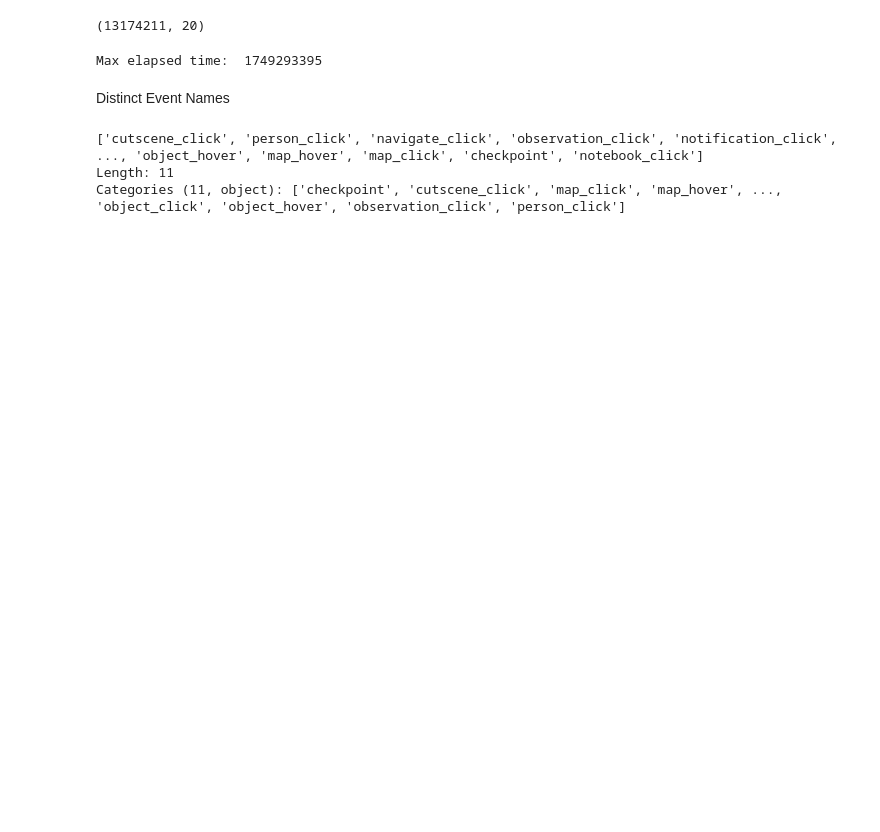
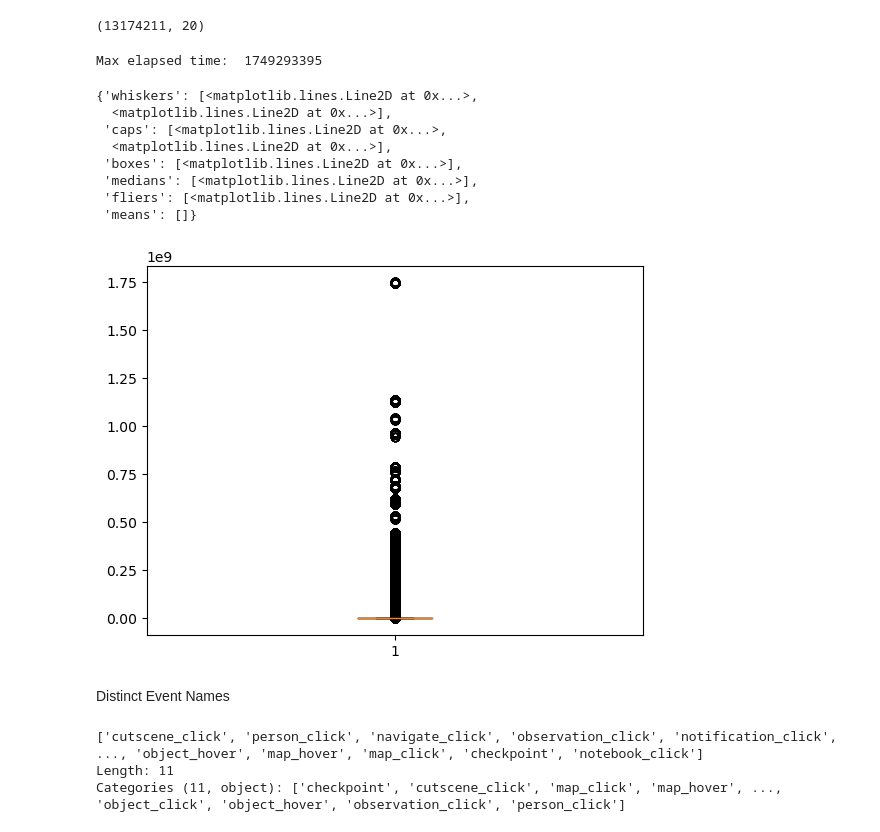
Before and after one commit to javihm77/Data-Science, a Jupyter notebook: students-performance-eda-chapu.ipynb, the cells around one changed output. Drawn from its saved outputs; the diff is of its cells as text; code cells hidden in the pictures; blank space fills up the shorter version.

```diff
--- a/students-performance-eda-chapu.ipynb
+++ b/students-performance-eda-chapu.ipynb
@@ -84,6 +99,19 @@ max_elapsed_time = train["elapsed_time"].max()
 print("Max elapsed time: ",max_elapsed_time)
 # %% [output]
 Max elapsed time:  1749293395
+# %%
+#Now we will try a Box & Wiskers plot
+plt.boxplot(train['elapsed_time'])
+# %% [output]
+{'whiskers': [<matplotlib.lines.Line2D at 0x...>,
+  <matplotlib.lines.Line2D at 0x...>],
+ 'caps': [<matplotlib.lines.Line2D at 0x...>,
+  <matplotlib.lines.Line2D at 0x...>],
+ 'boxes': [<matplotlib.lines.Line2D at 0x...>],
+ 'medians': [<matplotlib.lines.Line2D at 0x...>],
+ 'fliers': [<matplotlib.lines.Line2D at 0x...>],
+ 'means': []}
+[figure, added]
 # %% [markdown]
 Distinct Event Names
 # %%
```
Also changed, not shown: parts of 8 cells of this notebook.
